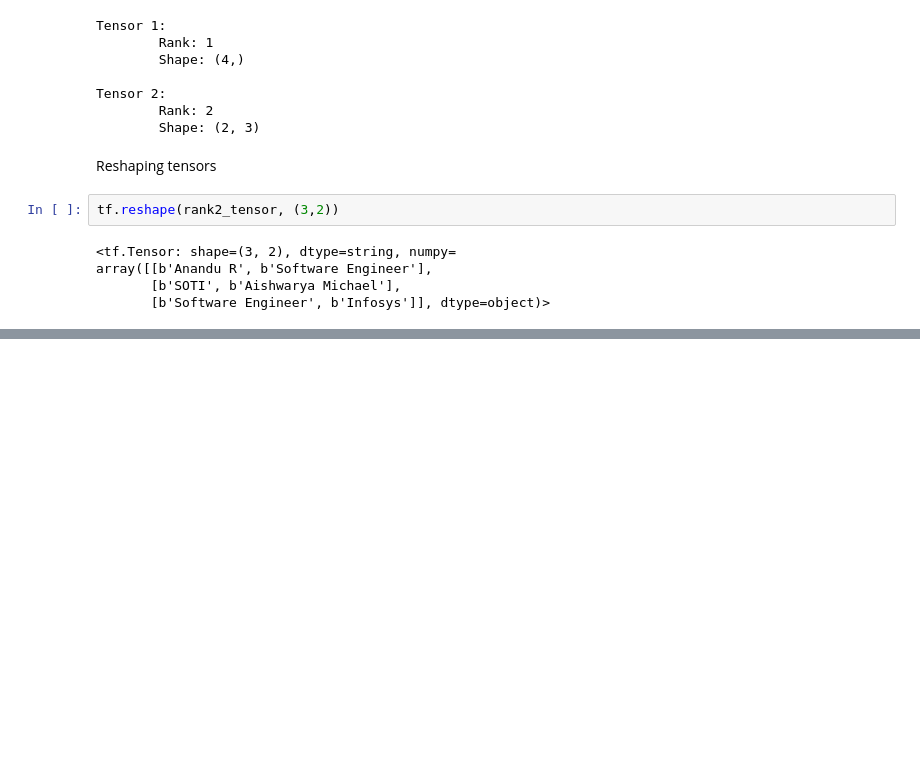
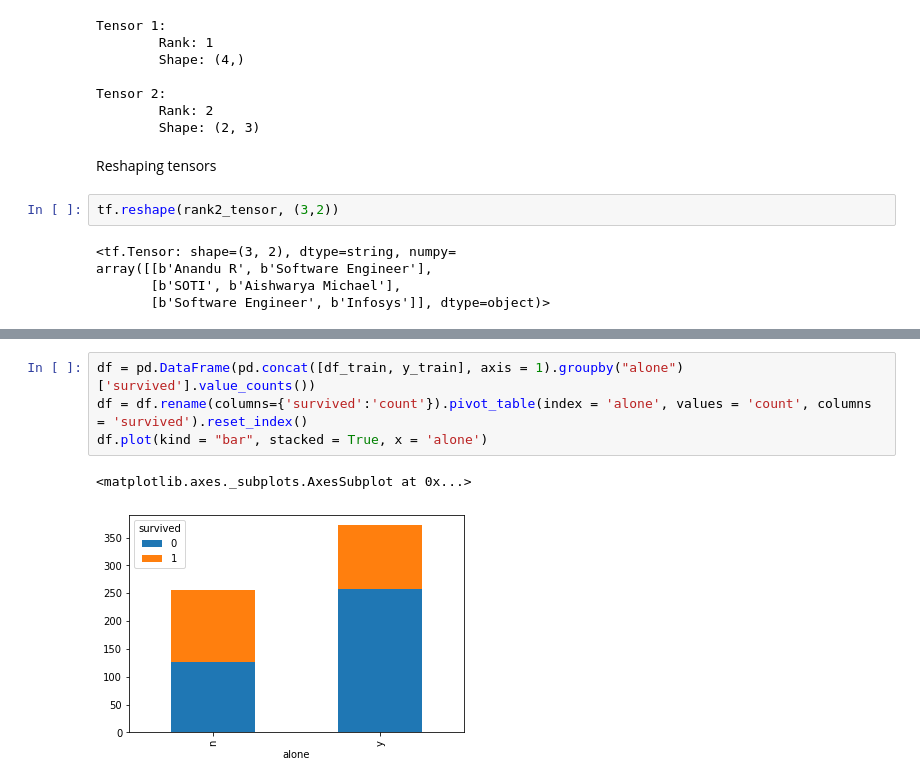
Before and after one commit to AnanduR32/DeepLearning, a Jupyter notebook: Basics/TensorFlow 2.0/Tensorflow_2_0.ipynb, the cells around one changed output, grey strips where cells are left out. Drawn from its saved outputs; the diff is of its cells as text; blank space fills up the shorter version.

```diff
--- a/Basics/TensorFlow 2.0/Tensorflow_2_0.ipynb
+++ b/Basics/TensorFlow 2.0/Tensorflow_2_0.ipynb
@@ -49,0 +81,7 @@ array([[b'Anandu R', b'Software Engineer'],
+# %%
+df = pd.DataFrame(pd.concat([df_train, y_train], axis = 1).groupby("alone")['survived'].value_counts())
+df = df.rename(columns={'survived':'count'}).pivot_table(index = 'alone', values = 'count', columns = 'survived').reset_index()
+df.plot(kind = "bar", stacked = True, x = 'alone')
+# %% [output]
+<matplotlib.axes._subplots.AxesSubplot at 0x...>
+[figure, added]
```
Also changed, not shown: parts of 14 cells of this notebook.
